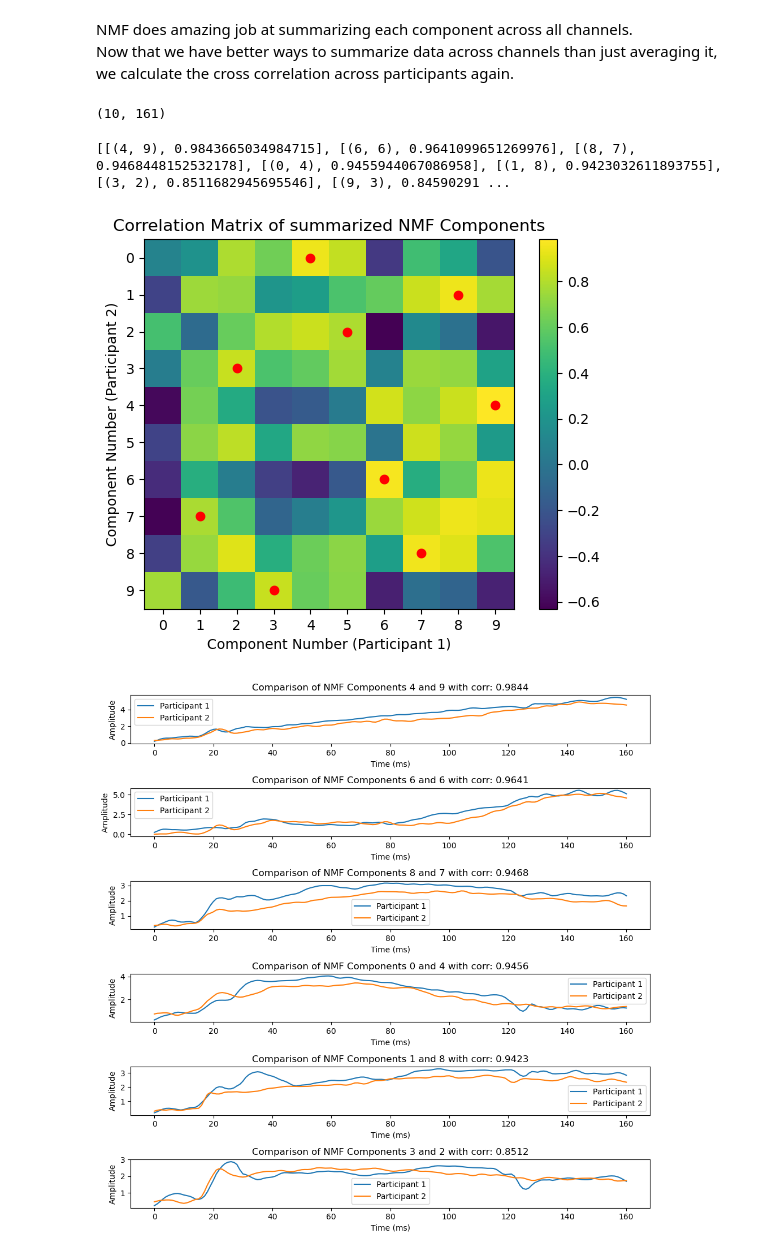
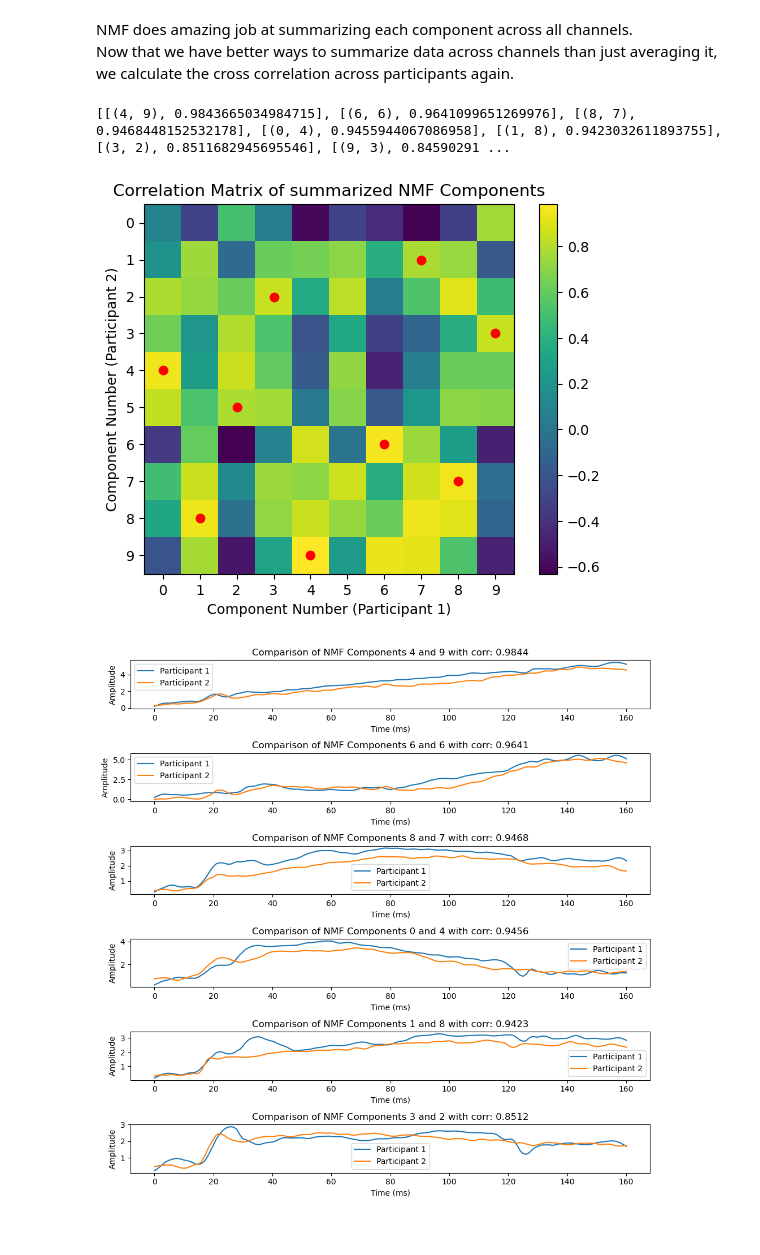
Before and after one commit to AtharvSuryawanshi/Neural-Representations-using-Things-Database, a Jupyter notebook: notebooks/NMF_meg7.ipynb, the cells around one changed output. Cells and saved outputs as stored; diff of their text form; code cells hidden in the pictures.

```diff
--- a/notebooks/NMF_meg7.ipynb
+++ b/notebooks/NMF_meg7.ipynb
@@ -687,15 +687,11 @@ plt.show()
 # %% [markdown]
 NMF does amazing job at summarizing each component across all channels.\
 Now that we have better ways to summarize data across channels than just averaging it, we calculate the cross correlation across participants again.
-# %%
-summary_components_1.shape
-# %% [output]
-(10, 161)
 # %%
 
 # Compute correlation matrix
 corr_matrix = make_corr_mat(summary_components_1, summary_components_2, nmf_components)
-plt.imshow(corr_matrix, cmap='viridis')
+plt.imshow(corr_matrix.T, cmap='viridis')
 plt.colorbar()
 plt.title("Correlation Matrix of summarized NMF Components")
 # Exclude diagonal (self-correlation) by setting it to NaN
@@ -707,35 +703,35 @@ sorted_indices = np.argsort(-np.nan_to_num(corr_matrix).ravel())  # Negative for
 # Convert back to 2D indices
 sorted_2d_indices = np.unravel_index(sorted_indices, corr_matrix.shape)
 
 # Stack row & col indices into tuples
 sorted_pairs = list(zip(sorted_2d_indices[0], sorted_2d_indices[1]))
 
 # Get top 10 correlated pairs
 max_corr_pairs = sorted_pairs[:60]
 
 # Ensure unique indices
 unique_pairs = []
 used_indices_p1 = set()  # Track already used indices participant 1
 used_indices_p2 = set()  # Track already used indices participant 2
 
 for pair in max_corr_pairs:
     if pair[0] not in used_indices_p1 and pair[1] not in used_indices_p2:
         unique_pairs.append(pair)
         used_indices_p1.add(pair[0])  # Use add() for single values
         used_indices_p2.add(pair[1])
 
 
 print([[unique_pair, corr_matrix[unique_pair[0], unique_pair[1]]] for unique_pair in unique_pairs])# Mark unique pairs in the correlation matrix
 # plt.plot([pair[0] for pair in unique_pairs], [pair[1] for pair in unique_pairs], 'ro')
-plt.plot([pair[1] for pair in unique_pairs], [pair[0] for pair in unique_pairs], 'ro')
+plt.plot([pair[0] for pair in unique_pairs], [pair[1] for pair in unique_pairs], 'ro')
 plt.xlabel("Component Number (Participant 1)")
 plt.ylabel("Component Number (Participant 2)")
 plt.xticks(range(nmf_components))
 plt.yticks(range(nmf_components))
 plt.show()
 # %% [output]
 [[(4, 9), 0.9843665034984715], [(6, 6), 0.9641099651269976], [(8, 7), 0.9468448152532178], [(0, 4), 0.9455944067086958], [(1, 8), 0.9423032611893755], [(3, 2), 0.8511682945695546], [(9, 3), 0.84590291 ...
-[figure, old version]
+[figure, new version]
 # %%
 # subplot for first 4 pair of component with highest correlation
 fig, axs = plt.subplots(6, 1, figsize=(10, 10))
```
Also changed, not shown: parts of 1 cell of this notebook.
